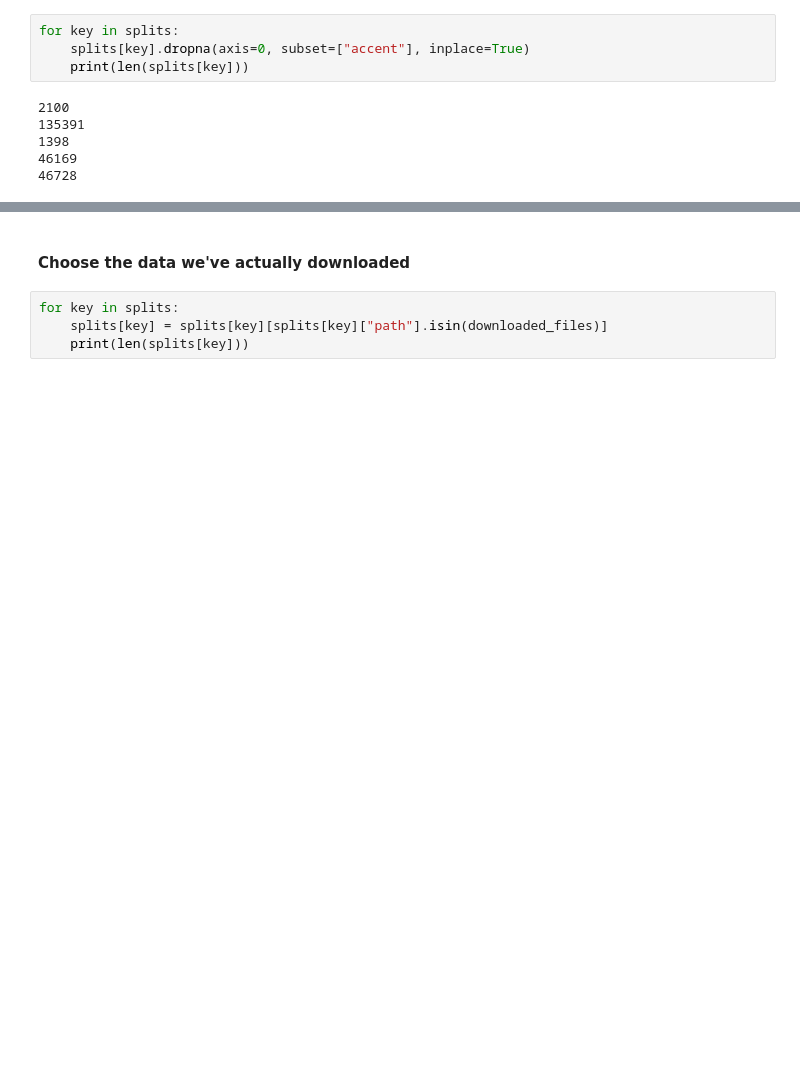
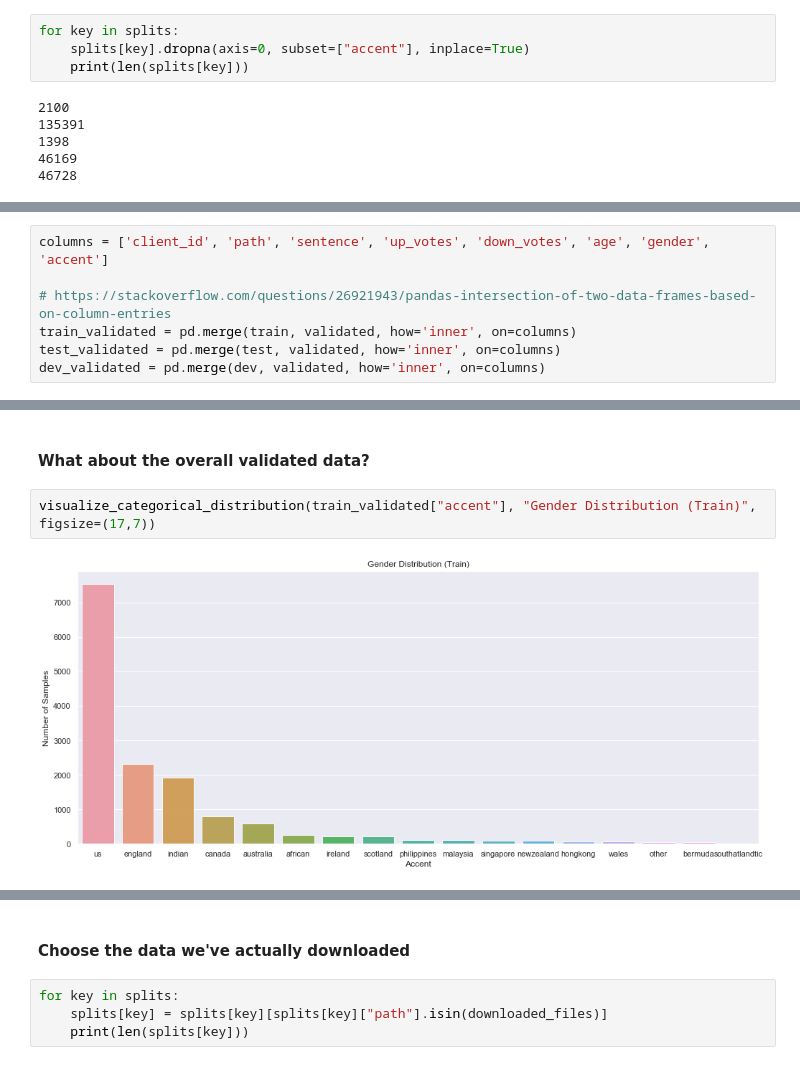
Before and after one commit to Faryab/accent_recognition, a Jupyter notebook: toying around.ipynb, the cells around one changed output, grey strips where cells are left out. Cells and saved outputs as stored; diff of their text form; blank space fills up the shorter version.

Commit message:
Added code to analyze and take out the validated files only

```diff
--- a/toying around.ipynb
+++ b/toying around.ipynb
@@ -68,0 +77,7 @@ for key in splits:
+# %%
+columns = ['client_id', 'path', 'sentence', 'up_votes', 'down_votes', 'age', 'gender', 'accent']
+
+# https://stackoverflow.com/questions/26921943/pandas-intersection-of-two-data-frames-based-on-column-entries
+train_validated = pd.merge(train, validated, how='inner', on=columns)
+test_validated = pd.merge(test, validated, how='inner', on=columns)
+dev_validated = pd.merge(dev, validated, how='inner', on=columns)
@@ -68,0 +126,6 @@ for key in splits:
+# %% [markdown]
+#### What about the overall validated data?
+# %%
+visualize_categorical_distribution(train_validated["accent"], "Gender Distribution (Train)", figsize=(17,7))
+# %% [output]
+[figure, added]
```
Also changed, not shown: parts of 30 cells of this notebook.
